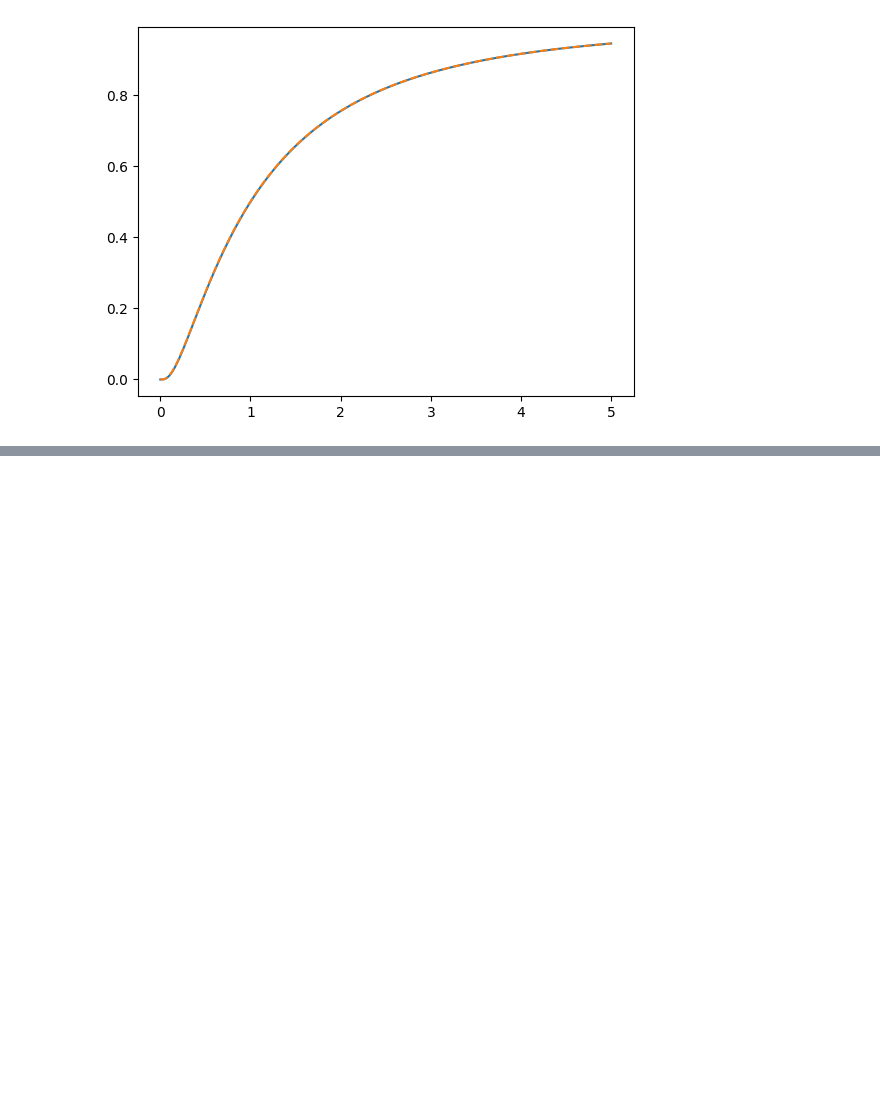
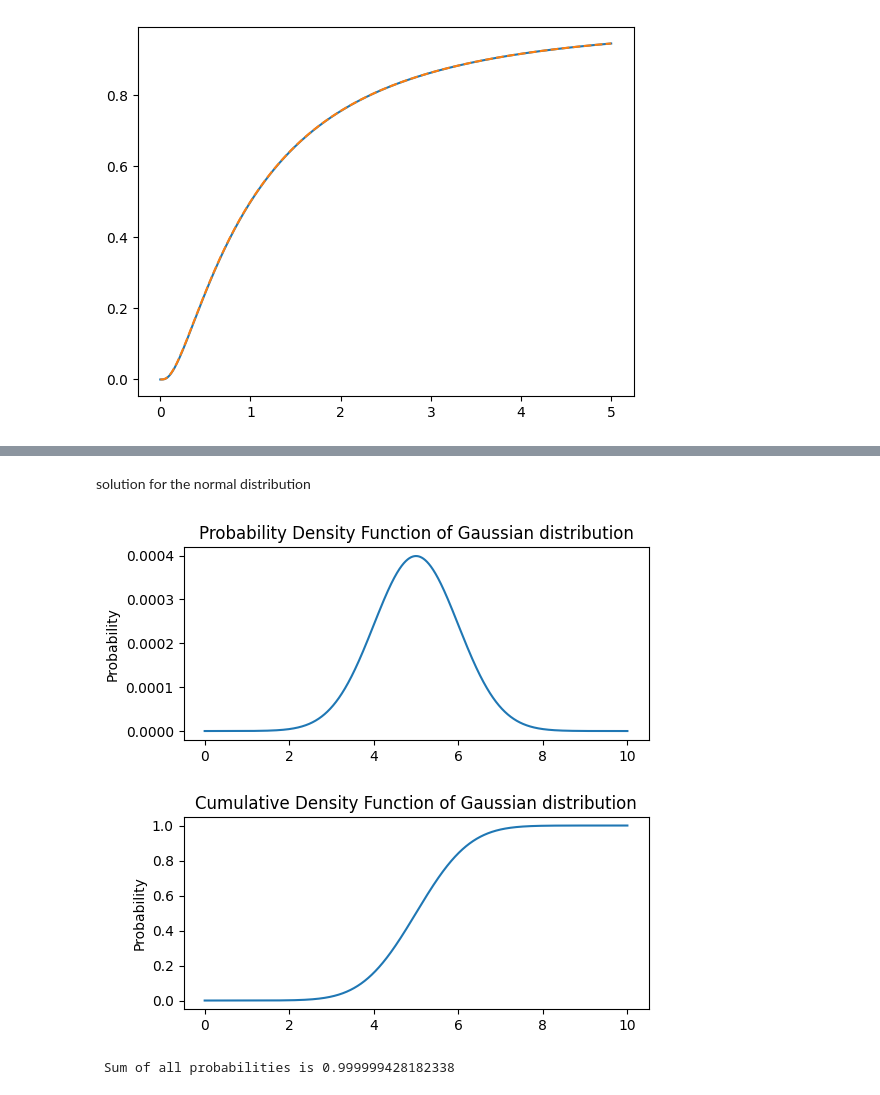
Before and after one commit to SiracencoSerghei/Statistics_and_ML, a Jupyter notebook: 2.4_probability_theory/stats_probtheory_cdfs.ipynb, the cells around one changed output, grey strips where cells are left out. Cells and saved outputs as stored; diff of their text form; code cells hidden in the pictures; blank space fills up the shorter version.

```diff
--- a/2.4_probability_theory/stats_probtheory_cdfs.ipynb
+++ b/2.4_probability_theory/stats_probtheory_cdfs.ipynb
@@ -50,0 +198,29 @@ plt.show()
+# %% [markdown]
+solution for the normal distribution
+# %%
+# define x axis
+x = np.linspace(0,10,10001)
+
+# pdf and cdf for normal distribution
+p = stats.norm.pdf(x, 5)
+d = stats.norm.cdf(x, 5)
+
+# plotting
+fig,ax = plt.subplots(2,1,figsize=(6,6))
+ax[0].plot(x,p/sum(p))
+ax[0].set_title("Probability Density Function of Gaussian distribution")
+ax[0].set_ylabel("Probability")
+
+ax[1].plot(x,d)
+ax[1].set_title("Cumulative Density Function of Gaussian distribution")
+ax[1].set_ylabel("Probability")
+
+plt.subplots_adjust(hspace=0.4)
+
+plt.show()
+
+# check that sum of all probabilities equals to 1 (or close to 1)
+print(f"\n Sum of all probabilities is {sum(p*(x[1]-x[0]))}")
+# %% [output]
+[figure, added]
+ Sum of all probabilities is 0.999999428182338
```
Also changed, not shown: parts of 3 cells of this notebook.
